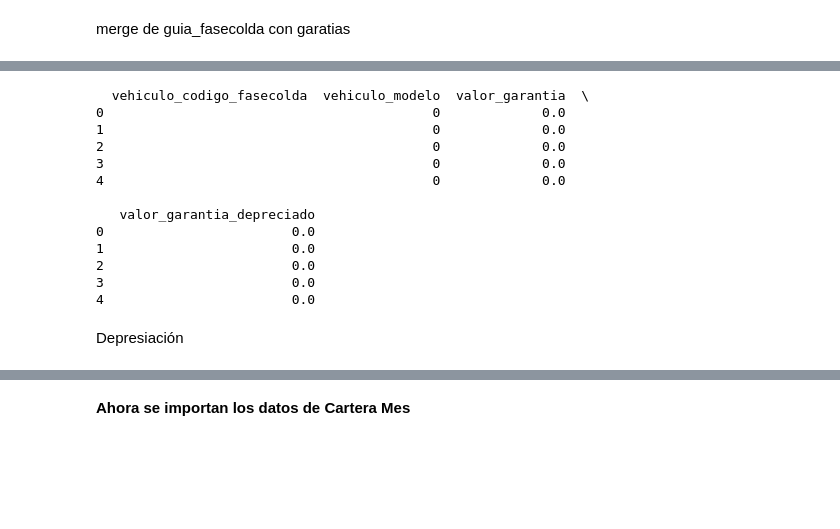
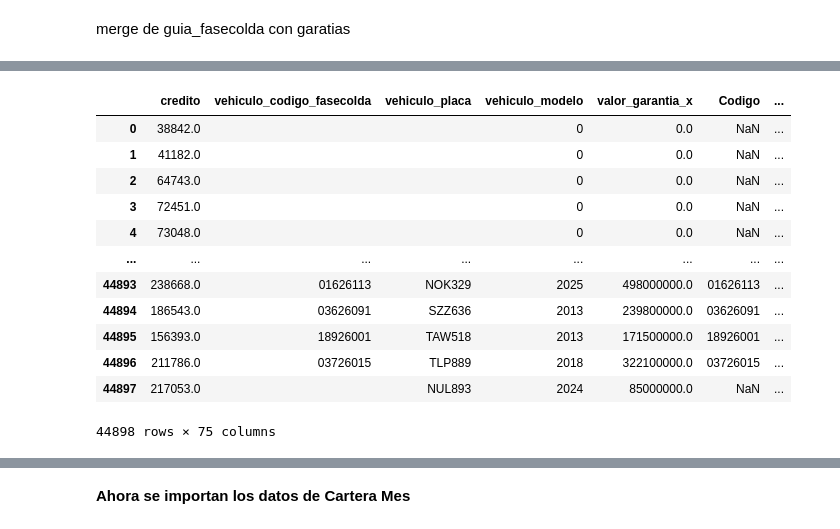
Before and after one commit to crisfelpaFZ/LTV, a Jupyter notebook: LTV 2025/LTV.ipynb, the cells around one changed output, grey strips where cells are left out. Cells and saved outputs as stored; diff of their text form; code cells hidden in the pictures; blank space fills up the shorter version.

```diff
--- a/LTV 2025/LTV.ipynb
+++ b/LTV 2025/LTV.ipynb
@@ -208,27 +270,44 @@ print(df_merged[["credito","vehiculo_placa", "vehiculo_modelo", "valor_garantia"
-# %%
-# Aplicar una depreciación del 25% al valor en la columna 'valor_garantia'
-df_merged["valor_garantia_depreciado"] = df_merged["valor_garantia"] * 0.75
-
-# Asegurarnos de que los valores no sean negativos
-df_merged["valor_garantia_depreciado"] = df_merged["valor_garantia_depreciado"].apply(lambda x: max(x, 0))
-
-# Imprimir el DataFrame con la nueva columna 'valor_garantia_depreciado'
-print(df_merged[["vehiculo_codigo_fasecolda", "vehiculo_modelo", "valor_garantia", "valor_garantia_depreciado"]].head())
-# solo quieor que se lo aplique a los que no cruzaron con fasecolda
-# %% [output]
-  vehiculo_codigo_fasecolda  vehiculo_modelo  valor_garantia  \
-0                                          0             0.0
-1                                          0             0.0
-2                                          0             0.0
-3                                          0             0.0
-4                                          0             0.0
-
-   valor_garantia_depreciado
-0                        0.0
-1                        0.0
-2                        0.0
-3                        0.0
-4                        0.0
-# %% [markdown]
-Depresiación
+# %%
+# En caso de que vehivulo modelo sea igual a  0 o vacio se toma el valro de modelo_vehiculo que viene de fact_cartera_mes
+a1 = 2025  # año actual
+
+# Crear la nueva columna 'valor_calculado' con la fórmula y redondear a 2 decimales
+df_merged["valor_calculado"] = df_merged.apply(
+    lambda row: round(min(0.05 * (a1 - (row['vehiculo_modelo'] if row['vehiculo_modelo'] not in [0, None, ''] else row['modelo_vehiculo'])), 1), 2)
+    if a1 > (row['vehiculo_modelo'] if row['vehiculo_modelo'] not in [0, None, ''] else row['modelo_vehiculo'])
+    else 0,
+    axis=1
+)
+# %%
+#prueba
+df_merged["valor_depreciado"] = df_merged.apply(
+    lambda row: round(
+        row['valor_garantia_y'] * (1 - row['valor_calculado']), 2
+    ) if pd.isna(row['valor_por_ano'])  # Si valor_por_ano está vacío
+    else round(
+        row['valor_garantia_y'] * 0.75, 2  # Si valor_por_ano es 0, deprecia 25% de valor_garantia_y
+    ) if row['valor_por_ano'] == 0
+    else round(
+        row['valor_por_ano'] * 0.75, 2  # Si valor_por_ano tiene valor distinto de 0, deprecia 25% de valor_por_ano
+    ),
+    axis=1
+)
+
+
+
+df_merged
+# %% [output]
+|  | credito | vehiculo_codigo_fasecolda | vehiculo_placa | vehiculo_modelo | valor_garantia_x | Codigo | ... |
+| 0 | 38842.0 |  |  | 0 | 0.0 | NaN | ... |
+| 1 | 41182.0 |  |  | 0 | 0.0 | NaN | ... |
+| 2 | 64743.0 |  |  | 0 | 0.0 | NaN | ... |
+| 3 | 72451.0 |  |  | 0 | 0.0 | NaN | ... |
+| 4 | 73048.0 |  |  | 0 | 0.0 | NaN | ... |
+| ... | ... | ... | ... | ... | ... | ... | ... |
+| 44893 | 238668.0 | 01626113 | NOK329 | 2025 | 498000000.0 | 01626113 | ... |
+| 44894 | 186543.0 | 03626091 | SZZ636 | 2013 | 239800000.0 | 03626091 | ... |
+| 44895 | 156393.0 | 18926001 | TAW518 | 2013 | 171500000.0 | 18926001 | ... |
+| 44896 | 211786.0 | 03726015 | TLP889 | 2018 | 322100000.0 | 03726015 | ... |
+| 44897 | 217053.0 |  | NUL893 | 2024 | 85000000.0 | NaN | ... |
+44898 rows × 75 columns
 # %%
```
Also changed, not shown: parts of 23 cells of this notebook.
